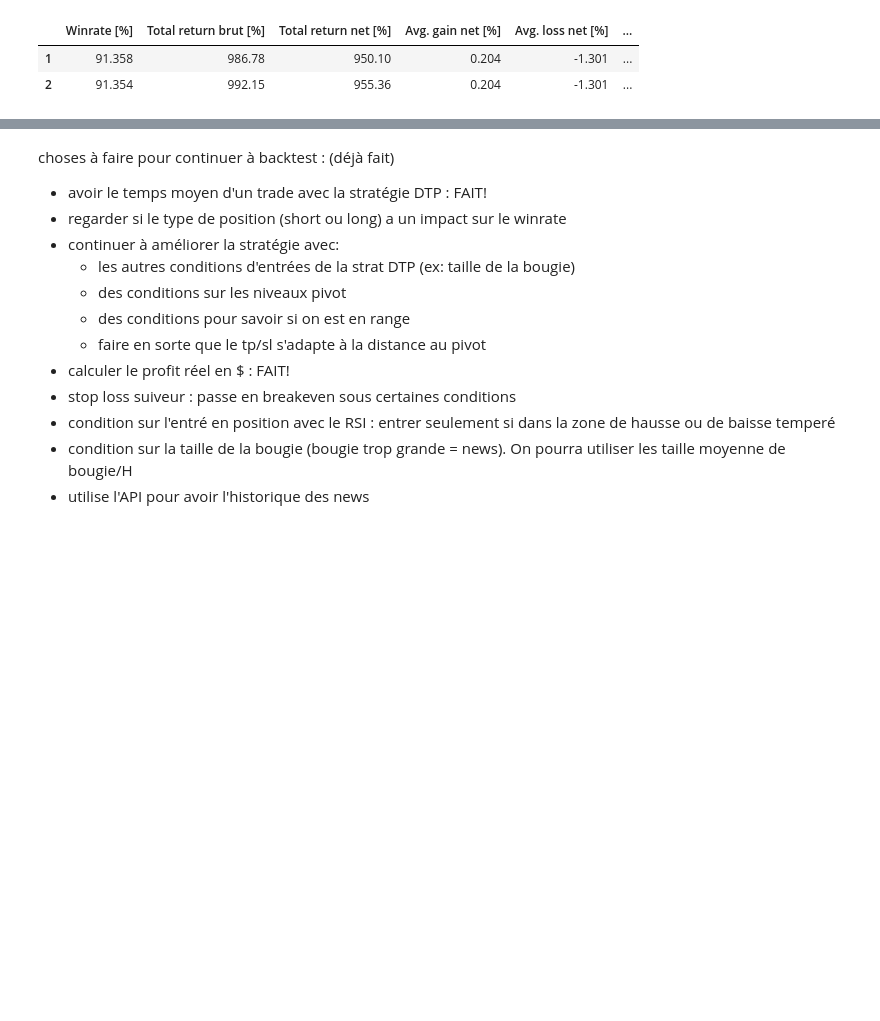
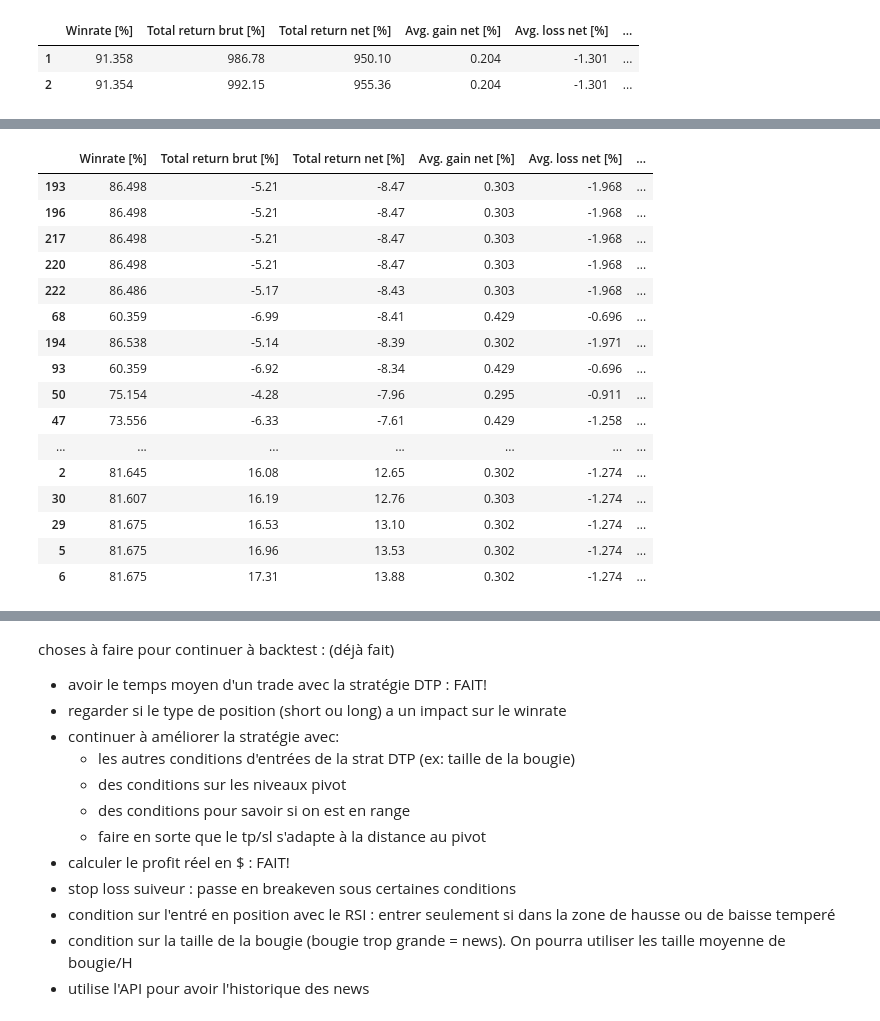
Before and after one commit to tessanix/Backtest_Trading, a Jupyter notebook: strategies_backtest.ipynb, the cells around one changed output, grey strips where cells are left out. Saved outputs shown, nothing was run; the diff lists cells and outputs as text; code cells hidden in the pictures; blank space fills up the shorter version.

```diff
--- a/strategies_backtest.ipynb
+++ b/strategies_backtest.ipynb
@@ -197,0 +204,27 @@ tradeDatasFormated
+# %%
+from processing_functions import return_trade_datas_dataframe
+
+filename = "size=1_timeframe=[[5]]_slInTicks=[[50, 70]]_tpInTicks=[[25, 70]]_KijunExitMethod=[1]_slModifiers=[[[0.5, 0.12], [0.7, 0.2]]]_withATRforTP4"
+
+filepath = f"ES/[2023-03-24 12-00]_[2025-02-14 12-00]/{filename}.pkl"
+
+tradeDatasFormated = return_trade_datas_dataframe(filepath, sort_option=2) #start_date="2025-01-01 00:00:00", end_date="2025-02-14 12:00:00")
+tradeDatasFormated.tail(60) #[tradeDatasFormated["atrRatioForTp"]>0].iloc[-80:-50]
+# %% [output]
+|  | Winrate [%] | Total return brut [%] | Total return net [%] | Avg. gain net [%] | Avg. loss net [%] | ... |
+| 193 | 86.498 | -5.21 | -8.47 | 0.303 | -1.968 | ... |
+| 196 | 86.498 | -5.21 | -8.47 | 0.303 | -1.968 | ... |
+| 217 | 86.498 | -5.21 | -8.47 | 0.303 | -1.968 | ... |
+| 220 | 86.498 | -5.21 | -8.47 | 0.303 | -1.968 | ... |
+| 222 | 86.486 | -5.17 | -8.43 | 0.303 | -1.968 | ... |
+| 68 | 60.359 | -6.99 | -8.41 | 0.429 | -0.696 | ... |
+| 194 | 86.538 | -5.14 | -8.39 | 0.302 | -1.971 | ... |
+| 93 | 60.359 | -6.92 | -8.34 | 0.429 | -0.696 | ... |
+| 50 | 75.154 | -4.28 | -7.96 | 0.295 | -0.911 | ... |
+| 47 | 73.556 | -6.33 | -7.61 | 0.429 | -1.258 | ... |
+| ... | ... | ... | ... | ... | ... | ... |
+| 2 | 81.645 | 16.08 | 12.65 | 0.302 | -1.274 | ... |
+| 30 | 81.607 | 16.19 | 12.76 | 0.303 | -1.274 | ... |
+| 29 | 81.675 | 16.53 | 13.10 | 0.302 | -1.274 | ... |
+| 5 | 81.675 | 16.96 | 13.53 | 0.302 | -1.274 | ... |
+| 6 | 81.675 | 17.31 | 13.88 | 0.302 | -1.274 | ... |
```
Also changed, not shown: parts of 18 cells of this notebook, 7 other files.
